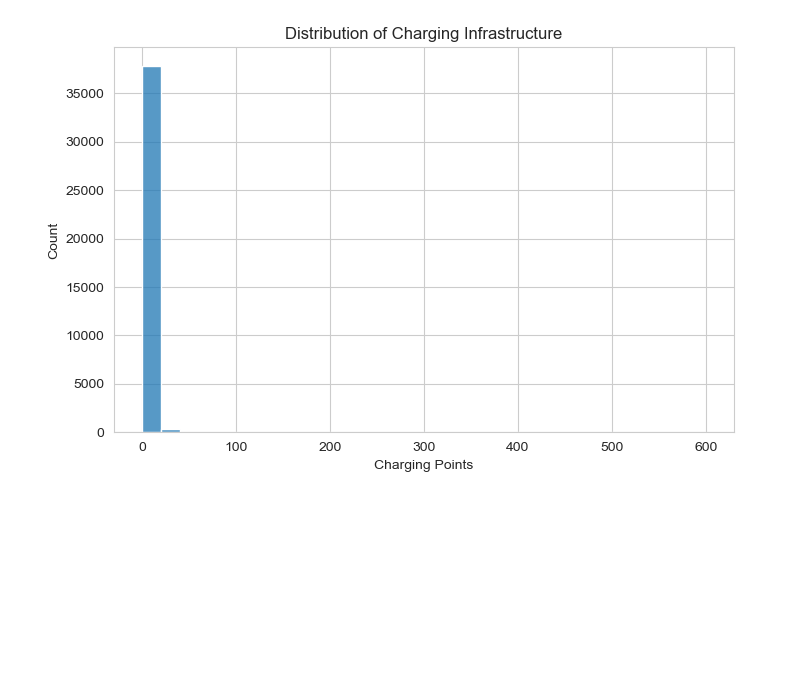
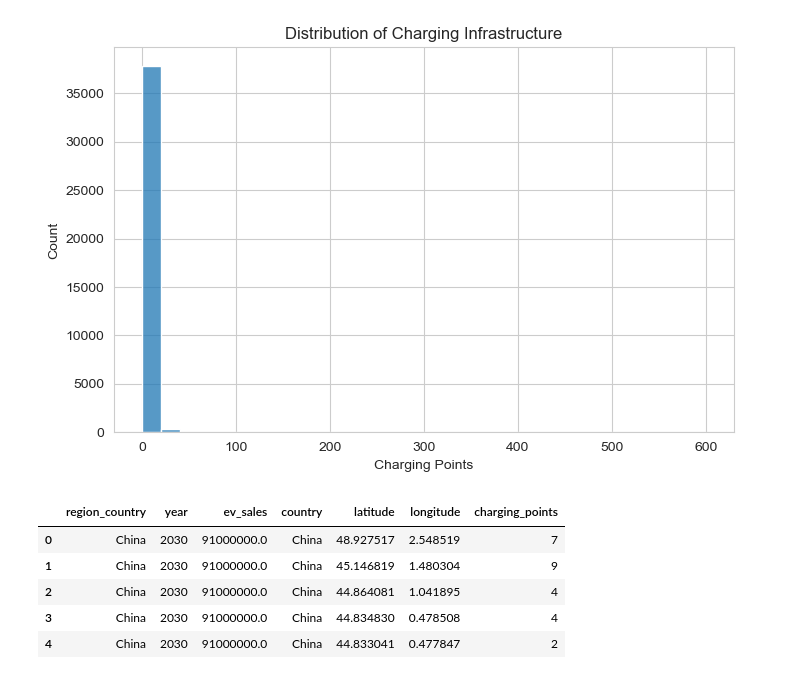
Before and after one commit to AnanthaRam-GS/eVehicle-adoption-analytics, a Jupyter notebook: notebooks/time_series.ipynb, the cells around one changed output. Drawn from its saved outputs; the diff is of its cells as text; code cells hidden in the pictures; blank space fills up the shorter version.

Commit message:
feat: added code to merge sales and charging dataframes and display the merged data

```diff
--- a/notebooks/time_series.ipynb
+++ b/notebooks/time_series.ipynb
@@ -117,3 +117,19 @@ plt.show()
 [figure]
 # %%
 charging_country = charging.groupby("country", as_index=False)["charging_points"].sum()
+# %%
+merged = pd.merge(
+    sales,
+    charging,
+    left_on="region_country",
+    right_on="country"
+)
+# %%
+merged.head()
+# %% [output]
+|  | region_country | year | ev_sales | country | latitude | longitude | charging_points |
+| 0 | China | 2030 | 91000000.0 | China | 48.927517 | 2.548519 | 7 |
+| 1 | China | 2030 | 91000000.0 | China | 45.146819 | 1.480304 | 9 |
+| 2 | China | 2030 | 91000000.0 | China | 44.864081 | 1.041895 | 4 |
+| 3 | China | 2030 | 91000000.0 | China | 44.834830 | 0.478508 | 4 |
+| 4 | China | 2030 | 91000000.0 | China | 44.833041 | 0.477847 | 2 |
```
